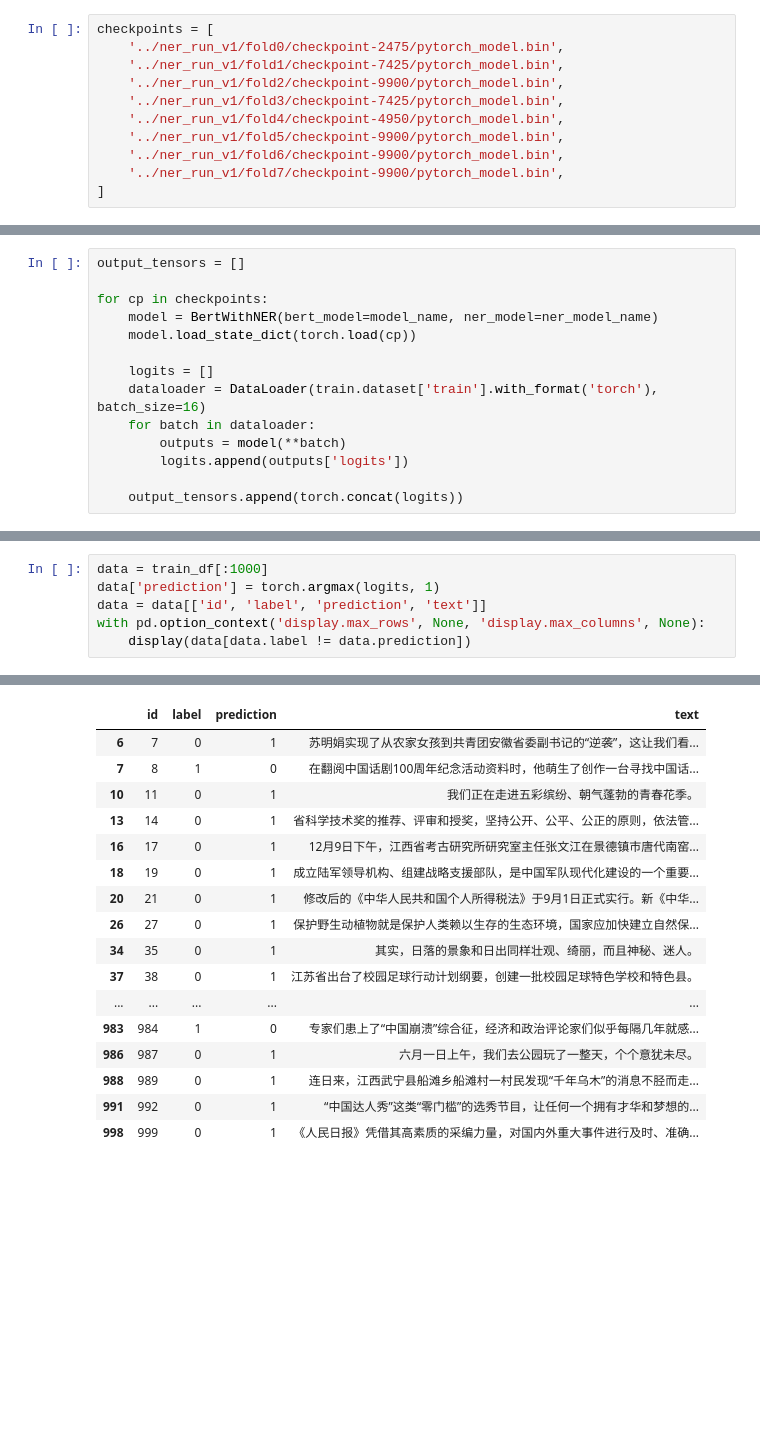
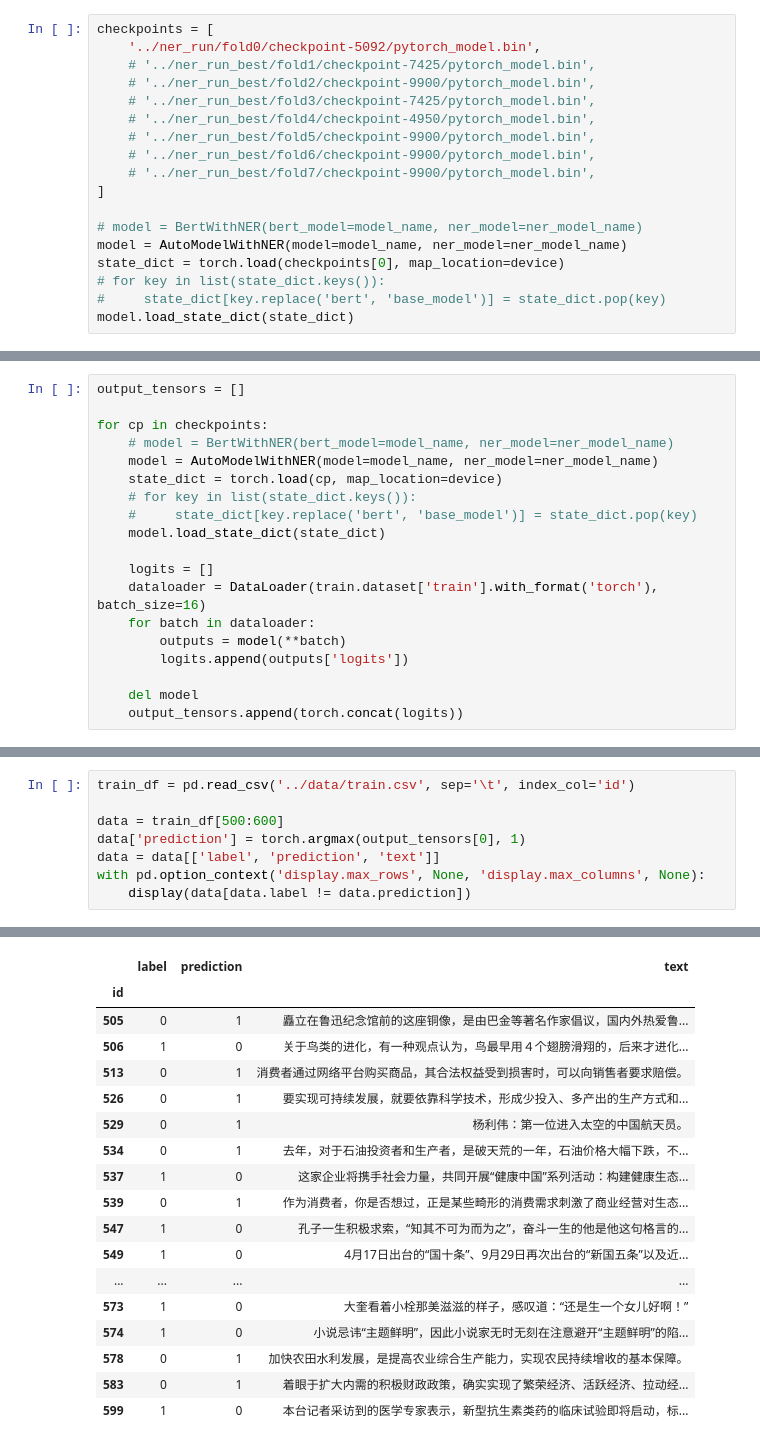
Before and after one commit to holajoa/chinese-grammar-error-detection, a Jupyter notebook: notebooks/predict.ipynb, the cells around one changed output, grey strips where cells are left out. Cells and saved outputs as stored; diff of their text form; blank space fills up the shorter version.

```diff
--- a/notebooks/predict.ipynb
+++ b/notebooks/predict.ipynb
@@ -46,11 +42,18 @@ Prefix dict has been built successfully.
 # %%
 checkpoints = [
-    '../ner_run_v1/fold0/checkpoint-2475/pytorch_model.bin',
-    '../ner_run_v1/fold1/checkpoint-7425/pytorch_model.bin',
-    '../ner_run_v1/fold2/checkpoint-9900/pytorch_model.bin',
-    '../ner_run_v1/fold3/checkpoint-7425/pytorch_model.bin',
-    '../ner_run_v1/fold4/checkpoint-4950/pytorch_model.bin',
-    '../ner_run_v1/fold5/checkpoint-9900/pytorch_model.bin',
-    '../ner_run_v1/fold6/checkpoint-9900/pytorch_model.bin',
-    '../ner_run_v1/fold7/checkpoint-9900/pytorch_model.bin',
+    '../ner_run/fold0/checkpoint-5092/pytorch_model.bin',
+    # '../ner_run_best/fold1/checkpoint-7425/pytorch_model.bin',
+    # '../ner_run_best/fold2/checkpoint-9900/pytorch_model.bin',
+    # '../ner_run_best/fold3/checkpoint-7425/pytorch_model.bin',
+    # '../ner_run_best/fold4/checkpoint-4950/pytorch_model.bin',
+    # '../ner_run_best/fold5/checkpoint-9900/pytorch_model.bin',
+    # '../ner_run_best/fold6/checkpoint-9900/pytorch_model.bin',
+    # '../ner_run_best/fold7/checkpoint-9900/pytorch_model.bin',
 ]
+
+# model = BertWithNER(bert_model=model_name, ner_model=ner_model_name)
+model = AutoModelWithNER(model=model_name, ner_model=ner_model_name)
+state_dict = torch.load(checkpoints[0], map_location=device)
+# for key in list(state_dict.keys()):
+#     state_dict[key.replace('bert', 'base_model')] = state_dict.pop(key)
+model.load_state_dict(state_dict)
@@ -58,8 +71,12 @@ checkpoints = [
 output_tensors = []
 
 for cp in checkpoints:
-    model = BertWithNER(bert_model=model_name, ner_model=ner_model_name)
-    model.load_state_dict(torch.load(cp))
+    # model = BertWithNER(bert_model=model_name, ner_model=ner_model_name)
+    model = AutoModelWithNER(model=model_name, ner_model=ner_model_name)
+    state_dict = torch.load(cp, map_location=device)
+    # for key in list(state_dict.keys()):
+    #     state_dict[key.replace('bert', 'base_model')] = state_dict.pop(key)
+    model.load_state_dict(state_dict)
 
     logits = []
     dataloader = DataLoader(train.dataset['train'].with_format('torch'), batch_size=16)
@@ -67,5 +84,6 @@ for cp in checkpoints:
         outputs = model(**batch)
         logits.append(outputs['logits'])
 
+    del model
     output_tensors.append(torch.concat(logits))
 # %% [output]
@@ -89,7 +98,9 @@ You should probably TRAIN this model on a down-stream task to be able to use it
 # %%
-data = train_df[:1000]
-data['prediction'] = torch.argmax(logits, 1)
-data = data[['id', 'label', 'prediction', 'text']]
+train_df = pd.read_csv('../data/train.csv', sep='\t', index_col='id')
+
+data = train_df[500:600]
+data['prediction'] = torch.argmax(output_tensors[0], 1)
+data = data[['label', 'prediction', 'text']]
 with pd.option_context('display.max_rows', None, 'display.max_columns', None):
     display(data[data.label != data.prediction])
 # %% [output]
@@ -101,17 +112,18 @@ See the caveats in the documentation: https://pandas.pydata.org/pandas-docs/stab
-|  | id | label | prediction | text |
-| 6 | 7 | 0 | 1 | 苏明娟实现了从农家女孩到共青团安徽省委副书记的“逆袭”，这让我们看... |
-| 7 | 8 | 1 | 0 | 在翻阅中国话剧100周年纪念活动资料时，他萌生了创作一台寻找中国话... |
-| 10 | 11 | 0 | 1 | 我们正在走进五彩缤纷、朝气蓬勃的青春花季。 |
-| 13 | 14 | 0 | 1 | 省科学技术奖的推荐、评审和授奖，坚持公开、公平、公正的原则，依法管... |
-| 16 | 17 | 0 | 1 | 12月9日下午，江西省考古研究所研究室主任张文江在景德镇市唐代南窑... |
-| 18 | 19 | 0 | 1 | 成立陆军领导机构、组建战略支援部队，是中国军队现代化建设的一个重要... |
-| 20 | 21 | 0 | 1 | 修改后的《中华人民共和国个人所得税法》于9月1日正式实行。新《中华... |
-| 26 | 27 | 0 | 1 | 保护野生动植物就是保护人类赖以生存的生态环境，国家应加快建立自然保... |
-| 34 | 35 | 0 | 1 | 其实，日落的景象和日出同样壮观、绮丽，而且神秘、迷人。 |
-| 37 | 38 | 0 | 1 | 江苏省出台了校园足球行动计划纲要，创建一批校园足球特色学校和特色县。 |
-| ... | ... | ... | ... | ... |
-| 983 | 984 | 1 | 0 | 专家们患上了“中国崩溃”综合征，经济和政治评论家们似乎每隔几年就感... |
-| 986 | 987 | 0 | 1 | 六月一日上午，我们去公园玩了一整天，个个意犹未尽。 |
-| 988 | 989 | 0 | 1 | 连日来，江西武宁县船滩乡船滩村一村民发现“千年乌木”的消息不胫而走... |
-| 991 | 992 | 0 | 1 | “中国达人秀”这类“零门槛”的选秀节目，让任何一个拥有才华和梦想的... |
-| 998 | 999 | 0 | 1 | 《人民日报》凭借其高素质的采编力量，对国内外重大事件进行及时、准确... |
+|  | label | prediction | text |
+| id |  |  |  |
+| 505 | 0 | 1 | 矗立在鲁迅纪念馆前的这座铜像，是由巴金等著名作家倡议，国内外热爱鲁... |
+| 506 | 1 | 0 | 关于鸟类的进化，有一种观点认为，鸟最早用４个翅膀滑翔的，后来才进化... |
+| 513 | 0 | 1 | 消费者通过网络平台购买商品，其合法权益受到损害时，可以向销售者要求赔偿。 |
+| 526 | 0 | 1 | 要实现可持续发展，就要依靠科学技术，形成少投入、多产出的生产方式和... |
+| 529 | 0 | 1 | 杨利伟：第一位进入太空的中国航天员。 |
+| 534 | 0 | 1 | 去年，对于石油投资者和生产者，是破天荒的一年，石油价格大幅下跌，不... |
+| 537 | 1 | 0 | 这家企业将携手社会力量，共同开展“健康中国”系列活动：构建健康生态... |
+| 539 | 0 | 1 | 作为消费者，你是否想过，正是某些畸形的消费需求刺激了商业经营对生态... |
+| 547 | 1 | 0 | 孔子一生积极求索，“知其不可为而为之”，奋斗一生的他是他这句格言的... |
+| 549 | 1 | 0 | 4月17日出台的“国十条”、9月29日再次出台的“新国五条”以及近... |
+| ... | ... | ... | ... |
+| 573 | 1 | 0 | 大奎看着小栓那美滋滋的样子，感叹道：“还是生一个女儿好啊！” |
+| 574 | 1 | 0 | 小说忌讳“主题鲜明”，因此小说家无时无刻在注意避开“主题鲜明”的陷... |
+| 578 | 0 | 1 | 加快农田水利发展，是提高农业综合生产能力，实现农民持续增收的基本保障。 |
+| 583 | 0 | 1 | 着眼于扩大内需的积极财政政策，确实实现了繁荣经济、活跃经济、拉动经... |
+| 599 | 1 | 0 | 本台记者采访到的医学专家表示，新型抗生素类药的临床试验即将启动，标... |
```
Also changed, not shown: parts of 8 cells of this notebook, 23 other files.
